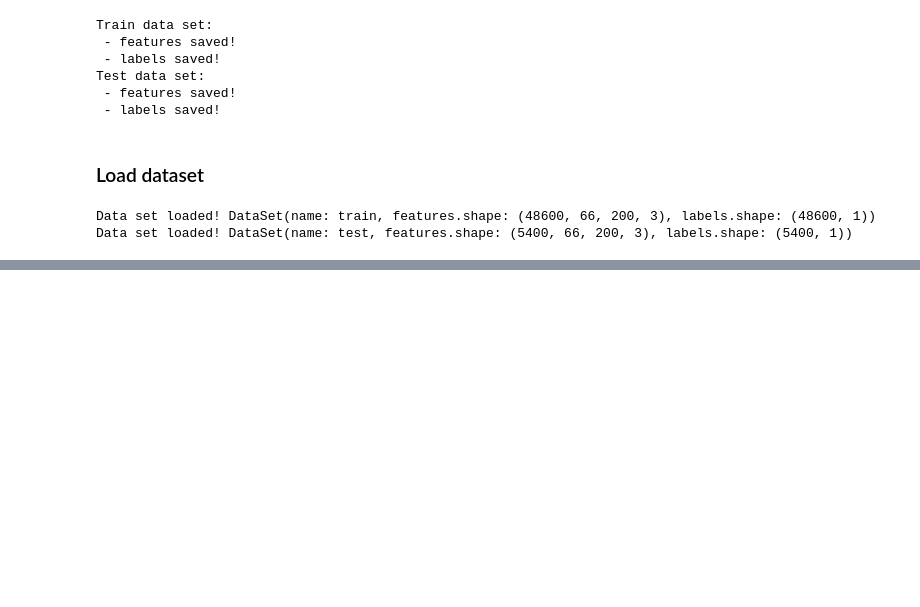
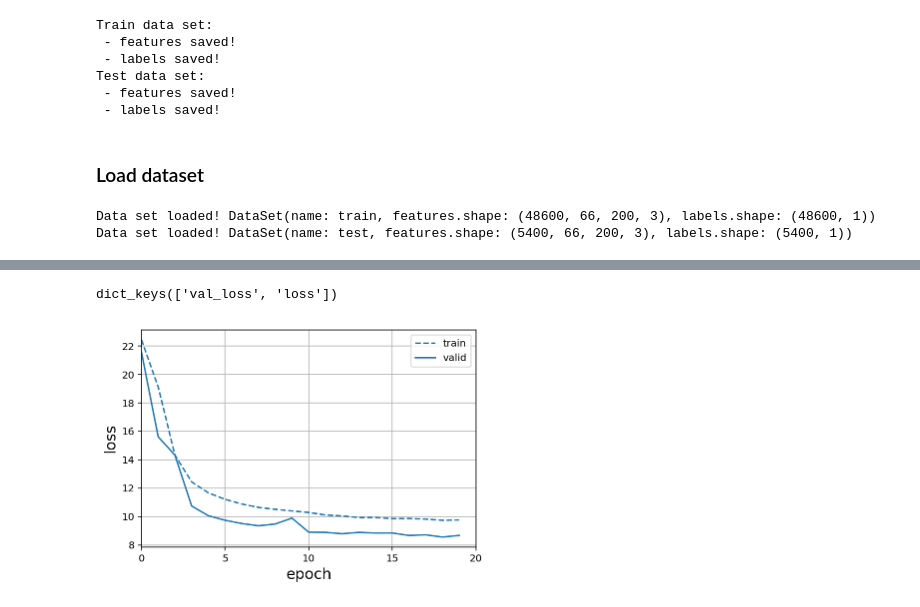
Before and after one commit to adrianmarino/ml-exercices, a Jupyter notebook: car-steering-wheel-angle/card-steering-wheel-angle.ipynb, the cells around one changed output, grey strips where cells are left out. Cells and saved outputs as stored; diff of their text form; code cells hidden in the pictures; blank space fills up the shorter version.

Commit message:
finish train an test validation

```diff
--- a/car-steering-wheel-angle/card-steering-wheel-angle.ipynb
+++ b/car-steering-wheel-angle/card-steering-wheel-angle.ipynb
@@ -99,0 +128,3 @@ Split train data set into (split percent: 0.1 %):
+# %%
+model = ModelWrapper(build_model(config))
+model.show()
@@ -99,0 +150,7 @@ Split train data set into (split percent: 0.1 %):
+# %%
+history = model.train(
+    train_set,  validation_set,
+    epochs=config['train']['epochs'],
+    batch_size=config['train']['batch_size'],
+    shuffle=True
+)
@@ -99,0 +175,5 @@ Split train data set into (split percent: 0.1 %):
+# %%
+plot_utils.plot_loss(history)
+# %% [output]
+dict_keys(['val_loss', 'loss'])
+[figure, added]
```
Also changed, not shown: parts of 15 cells of this notebook, 6 other files.
